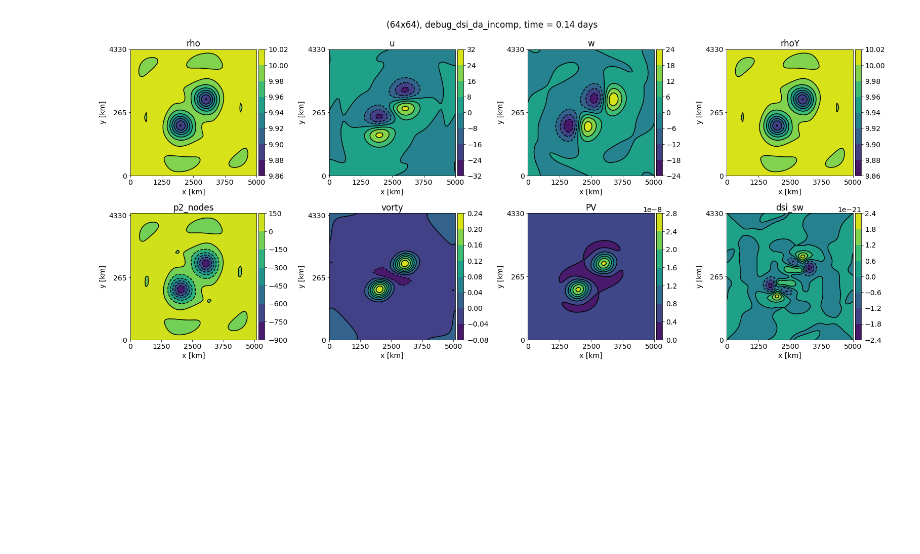
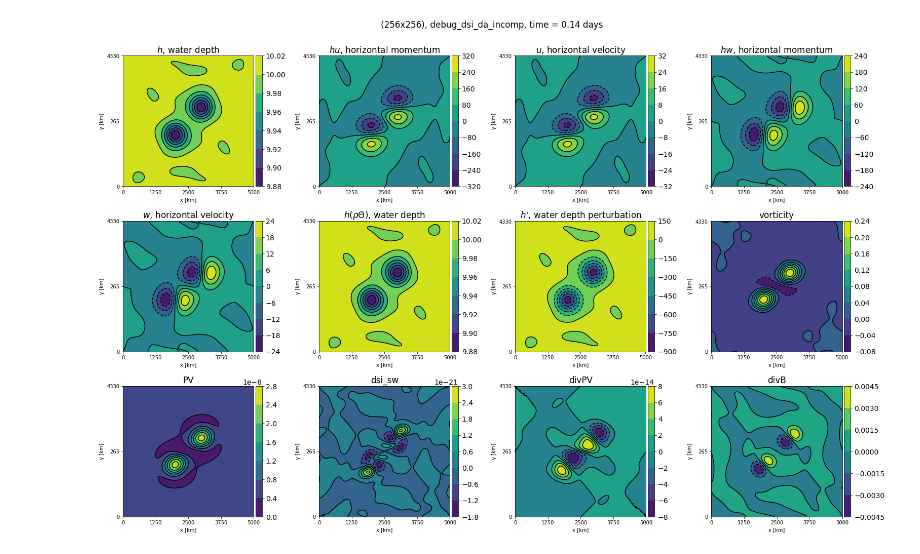
Before and after one commit to ray-chew/pyBELLA, a Jupyter notebook: visualiser_debugger/swe_dvortex_dsi.ipynb, the cells around one changed output. Cells and saved outputs as stored; diff of their text form; code cells hidden in the pictures; blank space fills up the shorter version.

Commit message:
updated DSI-DA NBs to output div(Pi) and div(B)

```diff
--- a/visualiser_debugger/swe_dvortex_dsi.ipynb
+++ b/visualiser_debugger/swe_dvortex_dsi.ipynb
@@ -15,7 +15,7 @@ import sys
 # Notebook needs to see the RKLM_Python module to load pickled class instances
 sys.path.append('../RKLM_Python/')
 # %%
-Nx, Ny, Nz = 64, 1, 64
+Nx, Ny, Nz = 256, 1, 256
 et = 720.0
 
 def load(Nx,Ny,et):
@@ -48,8 +48,9 @@ times = np.array([72.0]) * 10.0
 times = np.arange(0,720.0+72.0,72.0)
 times = np.arange(0,720.0+1.0,1.0)
 # times = np.arange(0,360.0+72.0,72.0)
-
 tag = tags[9]
+plot_lbls = pt.lake_labels()
+plot_lbls = pt.swe_labels()
 
 # load pickled data
 file = open(path_pickle,'rb')
@@ -57,6 +58,9 @@ ud = pickle.load(file)
 elem = pickle.load(file)
 node = pickle.load(file)
 file.close()
+
+dx = np.diff(elem.x)[0] * ud.h_ref
+dy = np.diff(elem.z)[0] * ud.h_ref
 
 class oo(object): pass
 data = oo()
@@ -66,7 +70,7 @@ g = 9.81
 
 debug = True
 if debug == True: arr_lst = []
-time_series = np.zeros((times.shape[0],len(attributes)+2,2), dtype='object')
+time_series = np.zeros((times.shape[0],len(attributes)+6,2), dtype='object')
 
 for tt,time in enumerate(times):
     tag = 'ic' if tt == 0 else tags[9]
@@ -78,54 +82,56 @@ for tt,time in enumerate(times):
 
         setattr(data,attribute,arr)
 
+        arr = [arr, plot_lbls[attribute]]
+        time_series[tt,plt_cnt] = arr
+        plt_cnt += 1
         if attribute == 'rhou' or attribute == 'rhow':
-#             arr = [arr, attribute]
-#             time_series[tt,plt_cnt] = arr
-
             arr0 /= data.rho
             attribute = attribute[-1]
-            arr0 = [arr0, attribute]
+#             arr0 = [arr0, r'$%s^{(0)}$' %attribute]
+            arr0 = [arr0, r'$%s$, horizontal velocity' %attribute]
             time_series[tt,plt_cnt] = arr0
 #             print(attribute,plt_cnt)
             plt_cnt += 1
-        else:
-            arr = [arr, attribute]
-            time_series[tt,plt_cnt] = arr
-            plt_cnt += 1
 
     # Calculate DSI_SW
-    dsi_sw, pi = dsi.get_DSI_SW(data, g, ud, elem)
-    pi = [pi,'PV']
+    dsi_sw, PV, B = dsi.get_DSI_SW(data, g, ud, elem)
+    divPV = dsi.grad(PV,dx,'x') + dsi.grad(PV,dy,'y')
+    divB = dsi.grad(B,dx,'x') + dsi.grad(B,dy,'y')
+    PV = [PV, 'PV']
     dsi_sw = [dsi_sw,'dsi_sw']
-#     dsi_sw = [dsi_sw,'dsi_sw, t=%.1fdays' %(tt)]
 
-    time_series[tt,atr_idx+1] = pi
-    time_series[tt,atr_idx+2] = dsi_sw
-#     time_series[tt] = dsi_sw
+    divPV = [divPV, 'divPV']
+    divB = [divB, 'divB']
+
+    time_series[tt,plt_cnt] = PV
+    time_series[tt,plt_cnt+1] = dsi_sw
+    time_series[tt,plt_cnt+2] = divPV
+    time_series[tt,plt_cnt+3] = divB
 
 if debug == True:
     idx = 10
     fs = (22,5.5)
-    fs = (22,10)
+    fs = (22,15)
     # fs = (6,6)
     ncolslen = int((len(attributes))/2) if len(attributes) > 1 else 1
     ncolslen = 4
     pl = pt.plotter(time_series[idx],ncols=ncolslen,figsize=fs,sharey=False)
 
     x_axs = [0,1250,2500,3750,5000]
     y_axs = [0,265,4330]
     x_loc = np.linspace(0,Nx-1,5)
     y_loc = np.linspace(0,Nz-1,3)
     x_label = r'x [km]'
     y_label = r'y [km]'
     st = 'SWE shear flow (%ix%i), $\Delta t = 12s$. Potential vortcity in the (x-z) plane.' %(Nx,Nz)
     st = '(%ix%i), %s, time = %.2f days' %(Nx,Nz, sfx, times[idx]*1200/(3600*24))
 
     pl.set_axes(x_locs=x_loc, y_locs=y_loc, x_axs=x_axs, y_axs=y_axs, x_label=x_label, y_label=y_label)
     _ = pl.plot(aspect='equal',method='contour',suptitle=st)
-    pl.save_fig('ivg_%idays' %(times[idx]*1200/(3600*24)))
+    pl.save_fig('./output/ivg_%idays' %(times[idx]*1200/(3600*24)))
 # %% [output]
-[figure, old version]
+[figure, new version]
 # %%
 import plotting_tools as pt
 pt = reload(pt)
```
Also changed, not shown: parts of 2 cells of this notebook, 2 other files.
